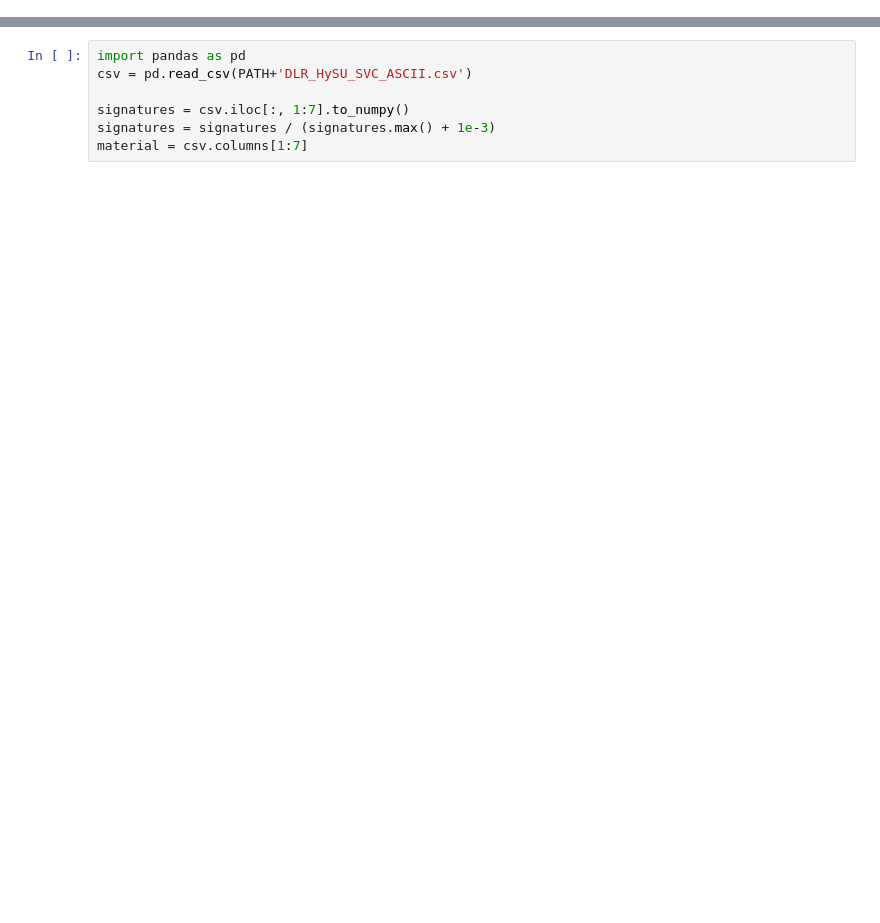
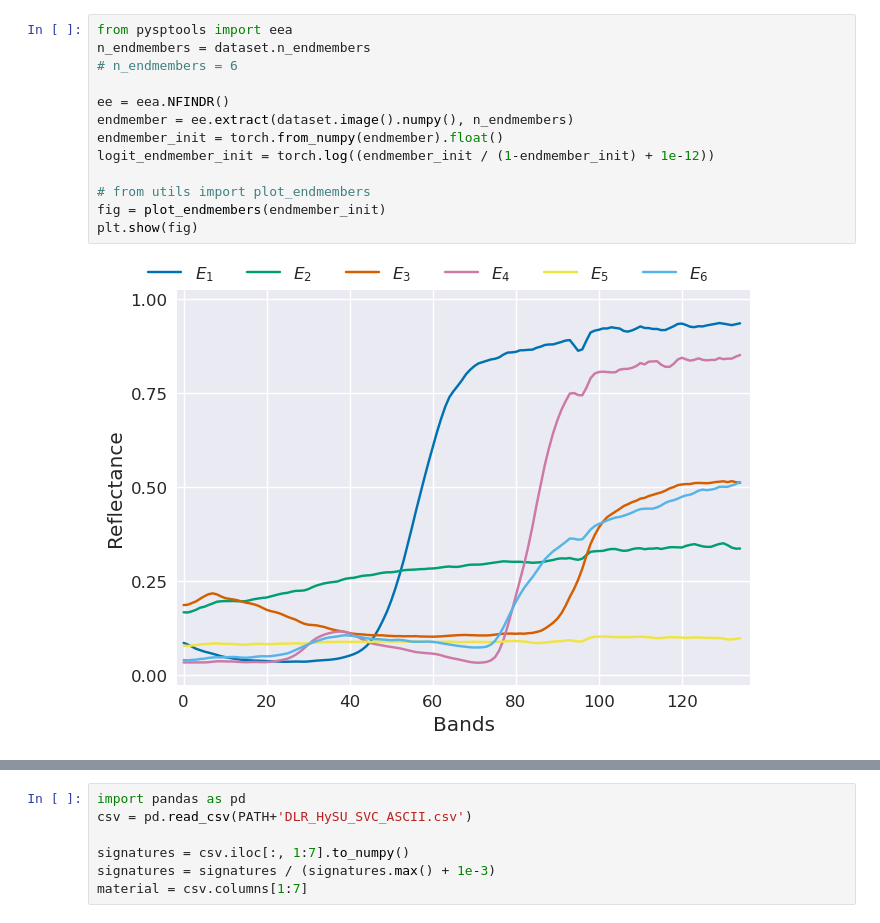
Before and after one commit to SolidusAbi/CLHU, a Jupyter notebook: notebooks/DLR_HySU.ipynb, the cells around one changed output, grey strips where cells are left out. Drawn from its saved outputs; the diff is of its cells as text; blank space fills up the shorter version.

```diff
--- a/notebooks/DLR_HySU.ipynb
+++ b/notebooks/DLR_HySU.ipynb
@@ -12,0 +25,15 @@ plt.style.use('seaborn-v0_8')
+# %%
+from pysptools import eea
+n_endmembers = dataset.n_endmembers
+# n_endmembers = 6
+
+ee = eea.NFINDR()
+endmember = ee.extract(dataset.image().numpy(), n_endmembers)
+endmember_init = torch.from_numpy(endmember).float()
+logit_endmember_init = torch.log((endmember_init / (1-endmember_init) + 1e-12))
+
+# from utils import plot_endmembers
+fig = plot_endmembers(endmember_init)
+plt.show(fig)
+# %% [output]
+[figure, added]
```
Also changed, not shown: parts of 61 cells of this notebook, 3 other files.
